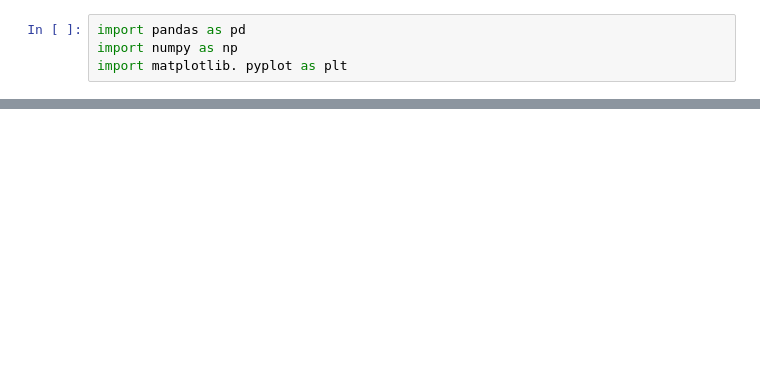
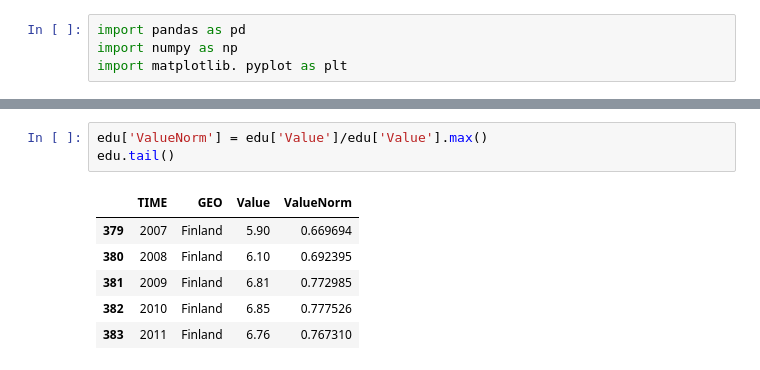
Before and after one commit to HaroldMT28/SeminarioBigData, a Jupyter notebook: Laboratorio1.ipynb, the cells around one changed output, grey strips where cells are left out. Saved outputs shown, nothing was run; the diff lists cells and outputs as text; blank space fills up the shorter version.

```diff
--- a/Laboratorio1.ipynb
+++ b/Laboratorio1.ipynb
@@ -29,0 +175,10 @@ football = pd.DataFrame(
+# %%
+edu['ValueNorm'] = edu['Value']/edu['Value'].max()
+edu.tail()
+# %% [output]
+|  | TIME | GEO | Value | ValueNorm |
+| 379 | 2007 | Finland | 5.90 | 0.669694 |
+| 380 | 2008 | Finland | 6.10 | 0.692395 |
+| 381 | 2009 | Finland | 6.81 | 0.772985 |
+| 382 | 2010 | Finland | 6.85 | 0.777526 |
+| 383 | 2011 | Finland | 6.76 | 0.767310 |
```
Also changed, not shown: parts of 31 cells of this notebook.
